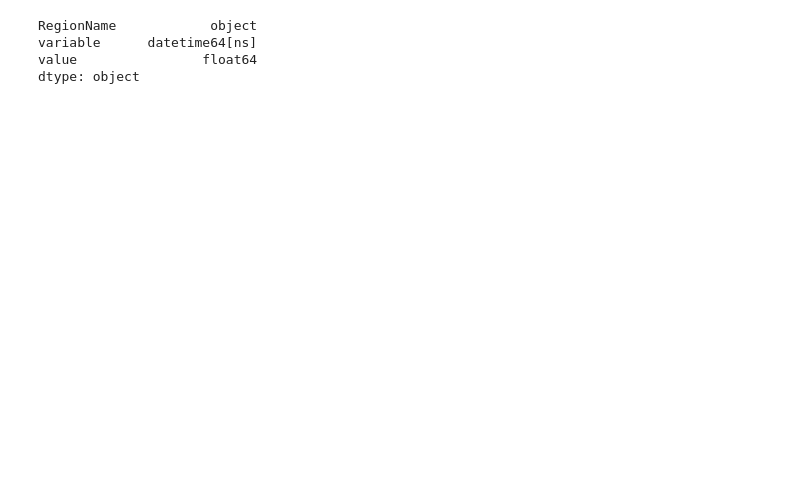
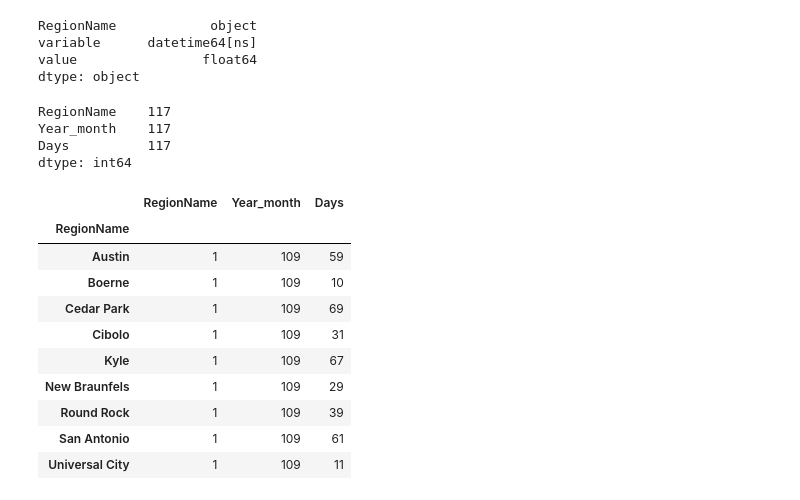
Before and after one commit to kkh1178/zillow, a Jupyter notebook: zillowproperties.ipynb, the cells around one changed output. Saved outputs shown, nothing was run; the diff lists cells and outputs as text; code cells hidden in the pictures; blank space fills up the shorter version.

```diff
--- a/zillowproperties.ipynb
+++ b/zillowproperties.ipynb
@@ -69,0 +71,11 @@ tx = cond_TX.rename(columns={"variable": "Year_month"})
+# %%
+# How man unique cities do I have here?
+
+len(tx)
+unique = tx.groupby('RegionName').nunique()
+print(unique.count())
+# %% [output]
+RegionName    117
+Year_month    117
+Days          117
+dtype: int64
@@ -69,0 +88,15 @@ tx = cond_TX.rename(columns={"variable": "Year_month"})
+# %%
+# All of the cities in the original data along the I=35 cooridor
+tx.groupby('RegionName').nunique()
+# %% [output]
+|  | RegionName | Year_month | Days |
+| RegionName |  |  |  |
+| Austin | 1 | 109 | 59 |
+| Boerne | 1 | 109 | 10 |
+| Cedar Park | 1 | 109 | 69 |
+| Cibolo | 1 | 109 | 31 |
+| Kyle | 1 | 109 | 67 |
+| New Braunfels | 1 | 109 | 29 |
+| Round Rock | 1 | 109 | 39 |
+| San Antonio | 1 | 109 | 61 |
+| Universal City | 1 | 109 | 11 |
```
Also changed, not shown: parts of 15 cells of this notebook.
